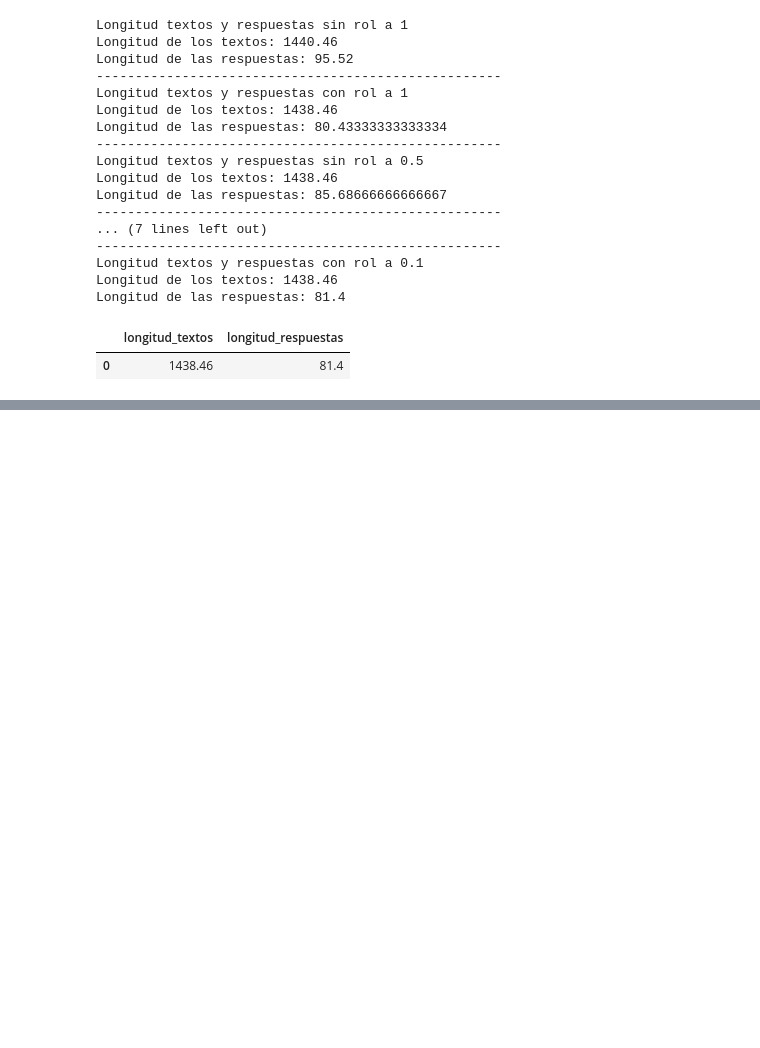
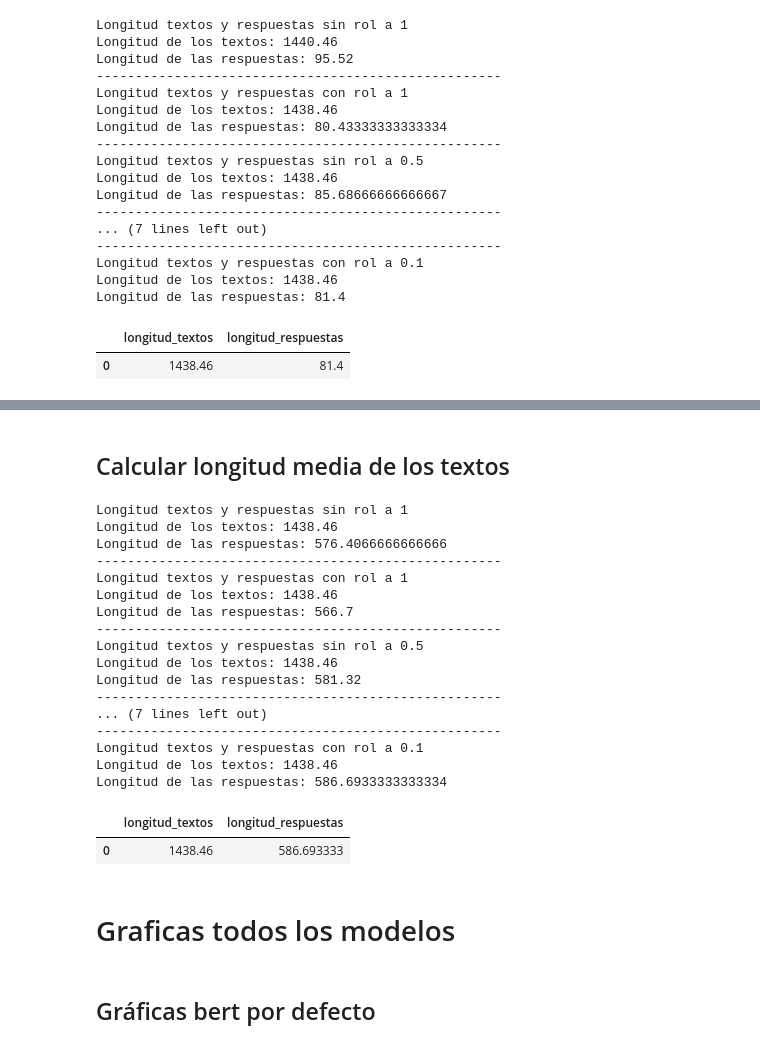
Before and after one commit to ugritai/medicalReports, a Jupyter notebook: metricas_modelos.ipynb, the cells around one changed output, grey strips where cells are left out. Saved outputs shown, nothing was run; the diff lists cells and outputs as text; code cells hidden in the pictures; blank space fills up the shorter version.

Commit message:
graficas de la metricas de los modelos

```diff
--- a/metricas_modelos.ipynb
+++ b/metricas_modelos.ipynb
@@ -482,0 +1029,21 @@ Longitud de las respuestas: 81.4
+# %%
+df_qwen_sin_rol_1 = pd.read_csv("./analysis/qwen_sin_rol_1.csv")
+df_qwen_con_rol_1 = pd.read_csv("./analysis/qwen_con_rol_1.csv")
+df_qwen_sin_rol_0_5 = pd.read_csv("./analysis/qwen_sin_rol_0_5.csv")
+df_qwen_con_rol_0_5 = pd.read_csv("./analysis/qwen_con_rol_0_5.csv")
+df_qwen_sin_rol_0_1 = pd.read_csv("./analysis/qwen_sin_rol_0_1.csv")
+df_qwen_con_rol_0_1 = pd.read_csv("./analysis/qwen_con_rol_0_1.csv")
+
+
+print("Qwen sin rol 1")
+df_bleu_qwen_sin_rol_1 = calcular_bleu(df_qwen_sin_rol_1)
+print("Qwen con rol 1")
+df_bleu_qwen_con_rol_1 = calcular_bleu(df_qwen_con_rol_1)
+print("Qwen sin rol 0.5")
+df_bleu_qwen_sin_rol_0_5 =calcular_bleu(df_qwen_sin_rol_0_5)
+print("Qwen con rol 0.5")
+df_bleu_qwen_con_rol_0_5 =calcular_bleu(df_qwen_con_rol_0_5)
+print("Qwen sin rol 0.1")
+df_bleu_qwen_sin_rol_0_1 =calcular_bleu(df_qwen_sin_rol_0_1)
+print("Qwen con rol 0.1")
+df_bleu_qwen_con_rol_0_1 = calcular_bleu(df_qwen_con_rol_0_1)
@@ -482,0 +1187,44 @@ Longitud de las respuestas: 81.4
+# %% [markdown]
+## Calcular longitud media de los textos
+# %%
+print("Longitud textos y respuestas sin rol a 1")
+calcular_longitud_texto_y_respuesta(df_qwen_sin_rol_1)
+print("----------------------------------------------------")
+print("Longitud textos y respuestas con rol a 1")
+calcular_longitud_texto_y_respuesta(df_qwen_con_rol_1)
+print("----------------------------------------------------")
+print("Longitud textos y respuestas sin rol a 0.5")
+calcular_longitud_texto_y_respuesta(df_qwen_sin_rol_0_5)
+print("----------------------------------------------------")
+print("Longitud textos y respuestas con rol a 0.5")
+calcular_longitud_texto_y_respuesta(df_qwen_con_rol_0_5)
+print("----------------------------------------------------")
+print("Longitud textos y respuestas sin rol a 0.1")
+calcular_longitud_texto_y_respuesta(df_qwen_sin_rol_0_1)
+print("----------------------------------------------------")
+print("Longitud textos y respuestas con rol a 0.1")
+calcular_longitud_texto_y_respuesta(df_qwen_con_rol_0_1)
+# %% [output]
+Longitud textos y respuestas sin rol a 1
+Longitud de los textos: 1438.46
+Longitud de las respuestas: 576.4066666666666
+----------------------------------------------------
+Longitud textos y respuestas con rol a 1
+Longitud de los textos: 1438.46
+Longitud de las respuestas: 566.7
+----------------------------------------------------
+Longitud textos y respuestas sin rol a 0.5
+Longitud de los textos: 1438.46
+Longitud de las respuestas: 581.32
+----------------------------------------------------
+... (7 lines left out)
+----------------------------------------------------
+Longitud textos y respuestas con rol a 0.1
+Longitud de los textos: 1438.46
+Longitud de las respuestas: 586.6933333333334
+|  | longitud_textos | longitud_respuestas |
+| 0 | 1438.46 | 586.693333 |
+# %% [markdown]
+# Graficas todos los modelos
+# %% [markdown]
+## Gráficas bert por defecto
```
Also changed, not shown: parts of 51 cells of this notebook, 1 other file.
